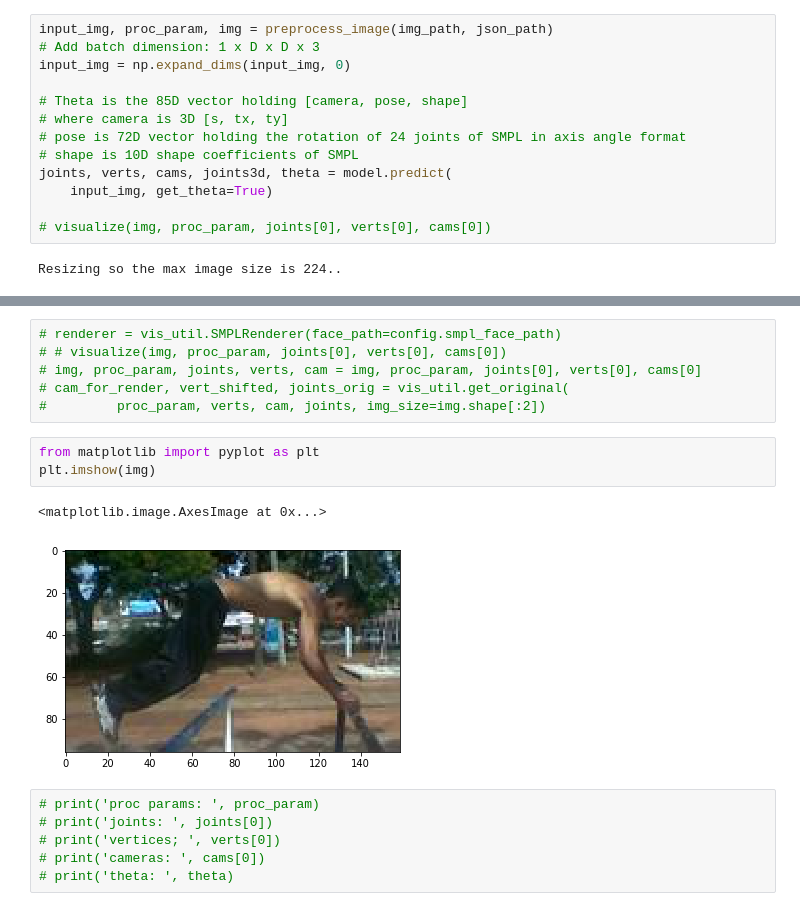
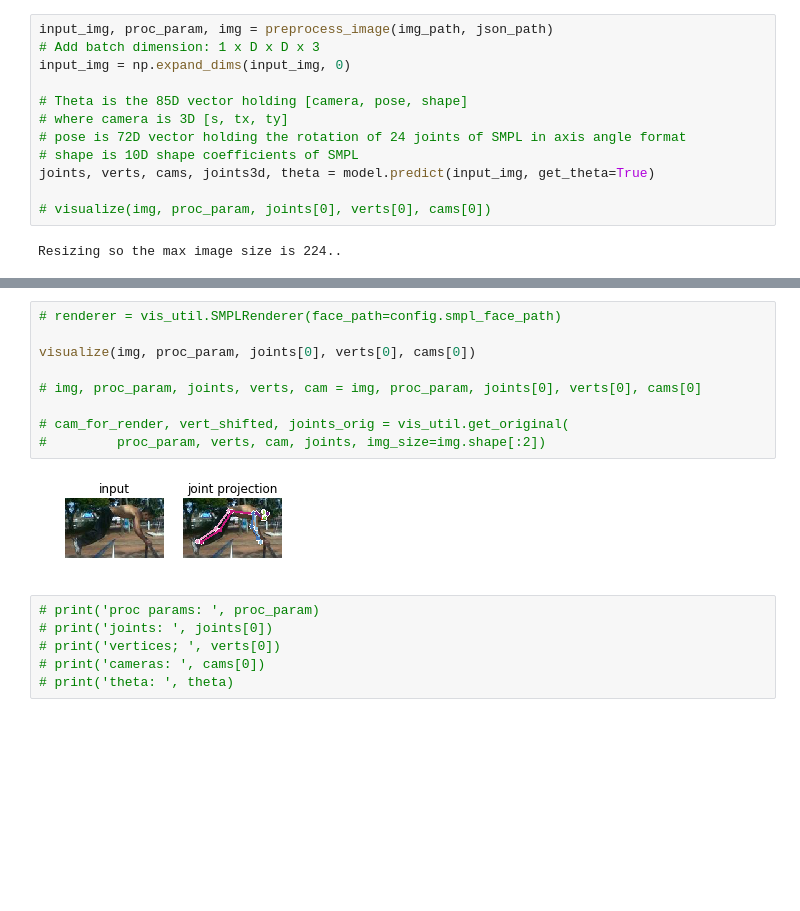
Before and after one commit to lev1khachatryan/Tex-An_Mesh, a Jupyter notebook: src/HMR/TensorFlow/_Demo.ipynb, the cells around one changed output, grey strips where cells are left out. Cells and saved outputs as stored; diff of their text form; blank space fills up the shorter version.

Commit message:
story / Inference of HMR on single image

```diff
--- a/src/HMR/TensorFlow/_Demo.ipynb
+++ b/src/HMR/TensorFlow/_Demo.ipynb
@@ -158,8 +158,7 @@ input_img = np.expand_dims(input_img, 0)
 # where camera is 3D [s, tx, ty]
 # pose is 72D vector holding the rotation of 24 joints of SMPL in axis angle format
 # shape is 10D shape coefficients of SMPL
-joints, verts, cams, joints3d, theta = model.predict(
-    input_img, get_theta=True)
+joints, verts, cams, joints3d, theta = model.predict(input_img, get_theta=True)
 
 # visualize(img, proc_param, joints[0], verts[0], cams[0])
 # %% [output]
@@ -167,15 +191,14 @@ Resizing so the max image size is 224..
 # %%
 # renderer = vis_util.SMPLRenderer(face_path=config.smpl_face_path)
-# # visualize(img, proc_param, joints[0], verts[0], cams[0])
+
+visualize(img, proc_param, joints[0], verts[0], cams[0])
+
 # img, proc_param, joints, verts, cam = img, proc_param, joints[0], verts[0], cams[0]
+
 # cam_for_render, vert_shifted, joints_orig = vis_util.get_original(
 #         proc_param, verts, cam, joints, img_size=img.shape[:2])
+# %% [output]
+[figure, added]
-# %%
-from matplotlib import pyplot as plt
-plt.imshow(img)
-# %% [output]
-<matplotlib.image.AxesImage at 0x...>
-[figure, removed]
 # %%
 # print('proc params: ', proc_param)
 # print('joints: ', joints[0])
```
Also changed, not shown: parts of 5 cells of this notebook.
